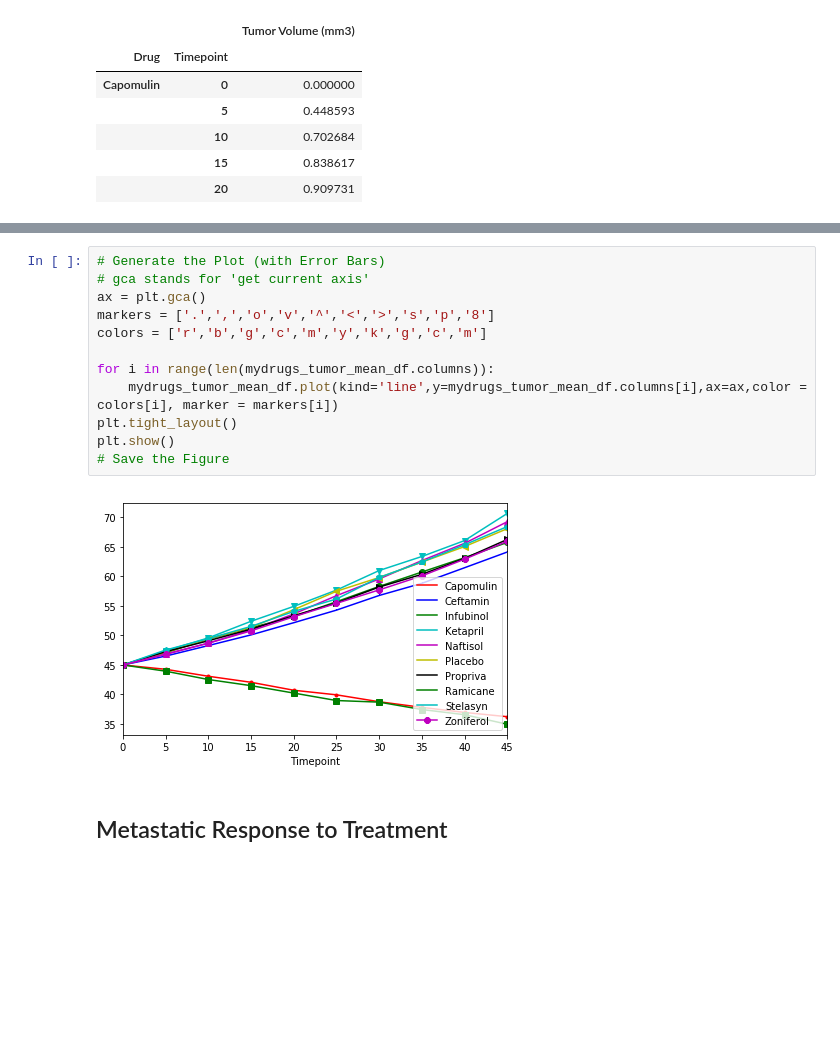
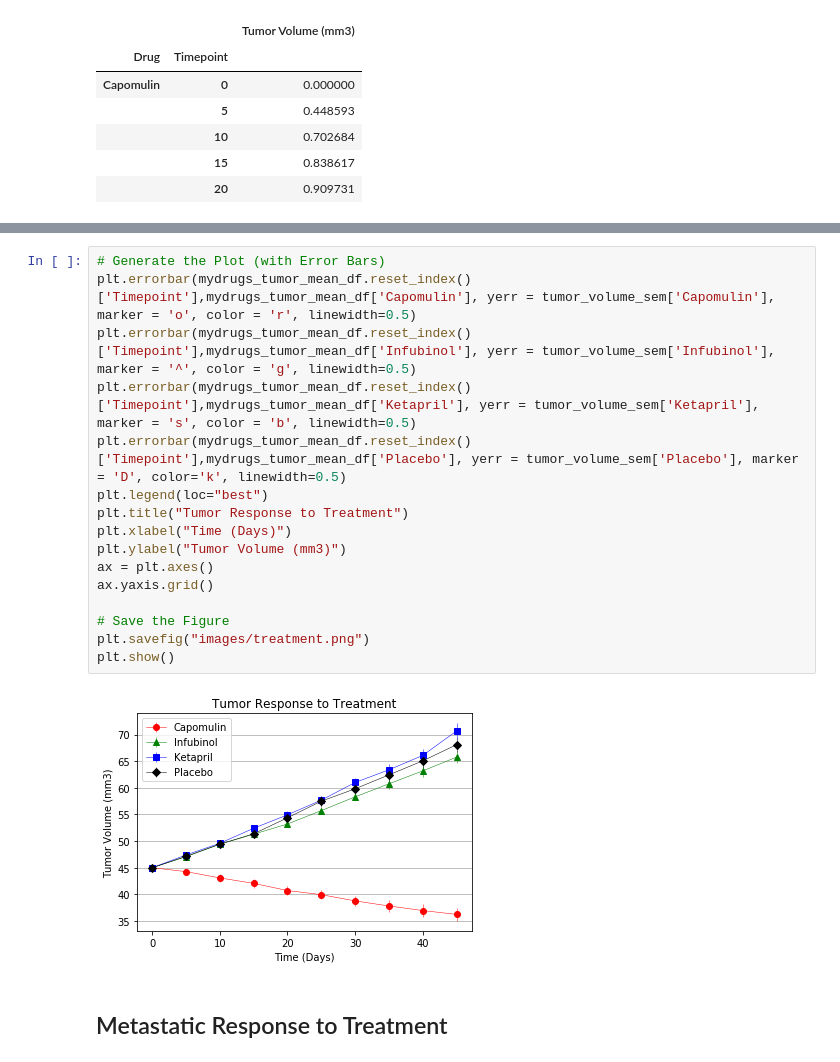
Before and after one commit to campbellpatter/matplotlib-challenge, a Jupyter notebook: Pymaceuticals/main.ipynb, the cells around one changed output, grey strips where cells are left out. Cells and saved outputs as stored; diff of their text form; blank space fills up the shorter version.

```diff
--- a/Pymaceuticals/main.ipynb
+++ b/Pymaceuticals/main.ipynb
@@ -88,20 +89,24 @@ mydrugs_tumor_mean_df
 | 35 | 37.816839 | 58.827548 | 60.742461 | 63.371686 | 62.685087 | 62.420615 | 60.350199 | 37.451996 | 62.440699 | ... |
 | 40 | 36.958001 | 61.467895 | 63.162824 | 66.068580 | 65.600754 | 65.052675 | 63.045537 | 36.574081 | 65.356386 | ... |
 | 45 | 36.236114 | 64.132421 | 65.755562 | 70.662958 | 69.265506 | 68.084082 | 66.258529 | 34.955595 | 68.438310 | ... |
-# %%
-# Generate the Plot (with Error Bars)
-# gca stands for 'get current axis'
-ax = plt.gca()
-markers = ['.',',','o','v','^','<','>','s','p','8']
-colors = ['r','b','g','c','m','y','k','g','c','m']
-
-for i in range(len(mydrugs_tumor_mean_df.columns)):
-    mydrugs_tumor_mean_df.plot(kind='line',y=mydrugs_tumor_mean_df.columns[i],ax=ax,color = colors[i], marker = markers[i])
-plt.tight_layout()
-plt.show()
-# Save the Figure
-# %% [output]
-[figure, removed]
+# %%
+# Generate the Plot (with Error Bars)
+plt.errorbar(mydrugs_tumor_mean_df.reset_index()['Timepoint'],mydrugs_tumor_mean_df['Capomulin'], yerr = tumor_volume_sem['Capomulin'], marker = 'o', color = 'r', linewidth=0.5)
+plt.errorbar(mydrugs_tumor_mean_df.reset_index()['Timepoint'],mydrugs_tumor_mean_df['Infubinol'], yerr = tumor_volume_sem['Infubinol'], marker = '^', color = 'g', linewidth=0.5)
+plt.errorbar(mydrugs_tumor_mean_df.reset_index()['Timepoint'],mydrugs_tumor_mean_df['Ketapril'], yerr = tumor_volume_sem['Ketapril'], marker = 's', color = 'b', linewidth=0.5)
+plt.errorbar(mydrugs_tumor_mean_df.reset_index()['Timepoint'],mydrugs_tumor_mean_df['Placebo'], yerr = tumor_volume_sem['Placebo'], marker = 'D', color='k', linewidth=0.5)
+plt.legend(loc="best")
+plt.title("Tumor Response to Treatment")
+plt.xlabel("Time (Days)")
+plt.ylabel("Tumor Volume (mm3)")
+ax = plt.axes()
+ax.yaxis.grid()
+
+# Save the Figure
+plt.savefig("images/treatment.png")
+plt.show()
+# %% [output]
+[figure, added]
 # %% [markdown]
 ## Metastatic Response to Treatment
 # %%
```
Also changed, not shown: parts of 13 cells of this notebook, 4 other files.
